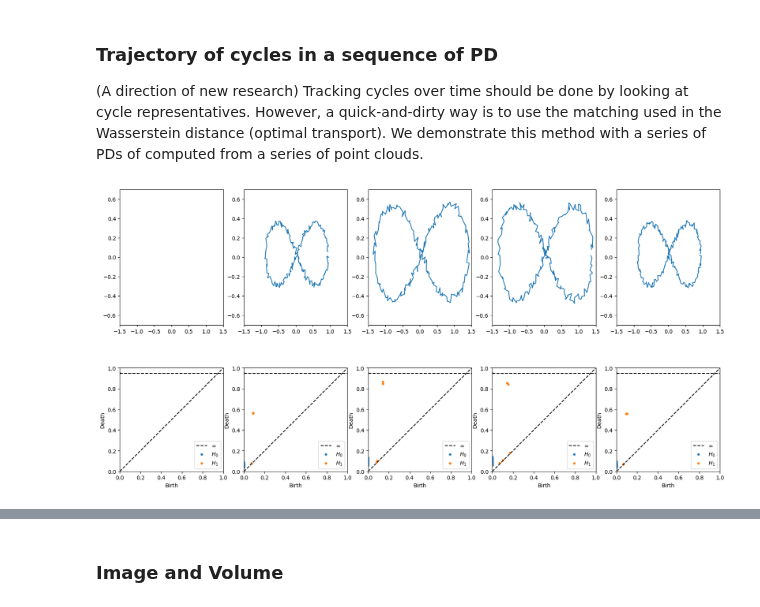
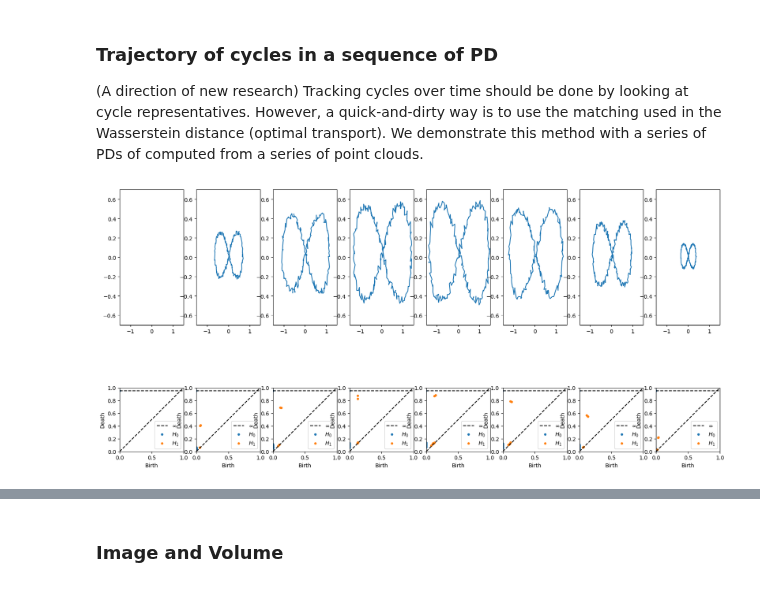
Before and after one commit to shizuo-kaji/TutorialTopologicalDataAnalysis, a Jupyter notebook: TopologicalDataAnalysisWithPython.ipynb, the cells around one changed output, grey strips where cells are left out. Drawn from its saved outputs; the diff is of its cells as text; code cells hidden in the pictures.

```diff
--- a/TopologicalDataAnalysisWithPython.ipynb
+++ b/TopologicalDataAnalysisWithPython.ipynb
@@ -258,18 +260,19 @@ for fr in range(frames):
 # %%
 # plot some of the samples
 from mpl_toolkits.axes_grid1 import ImageGrid
-num_disp=5
+num_disp=7
 fig = plt.figure(figsize=(20, 10))
 i=0
 for x,dg in zip(Xs[::(len(Xs)//num_disp)],diags[::(len(Xs)//num_disp)]):
-    ax = fig.add_subplot(2,num_disp,i+1)
+    un = len(Xs[::(len(Xs)//num_disp)])
+    ax = fig.add_subplot(2,un,i+1)
     ax.set_xlim(-1.5,1.5)
     ax.set_ylim(-0.7,0.7)
     ax.plot(*x.T)
-    persim.plot_diagrams(dg,xy_range=(0,1,0,1),ax=fig.add_subplot(2,num_disp,i+1+num_disp))
+    persim.plot_diagrams(dg,xy_range=(0,1,0,1),ax=fig.add_subplot(2,un,i+1+un))
     i=i+1
 # %% [output]
-[figure, old version]
+[figure, new version]
 # %%
 # match cycles between adjacent frames and plot their trajectories
 import matplotlib.colors as colors
```
Also changed, not shown: parts of 10 cells of this notebook.
